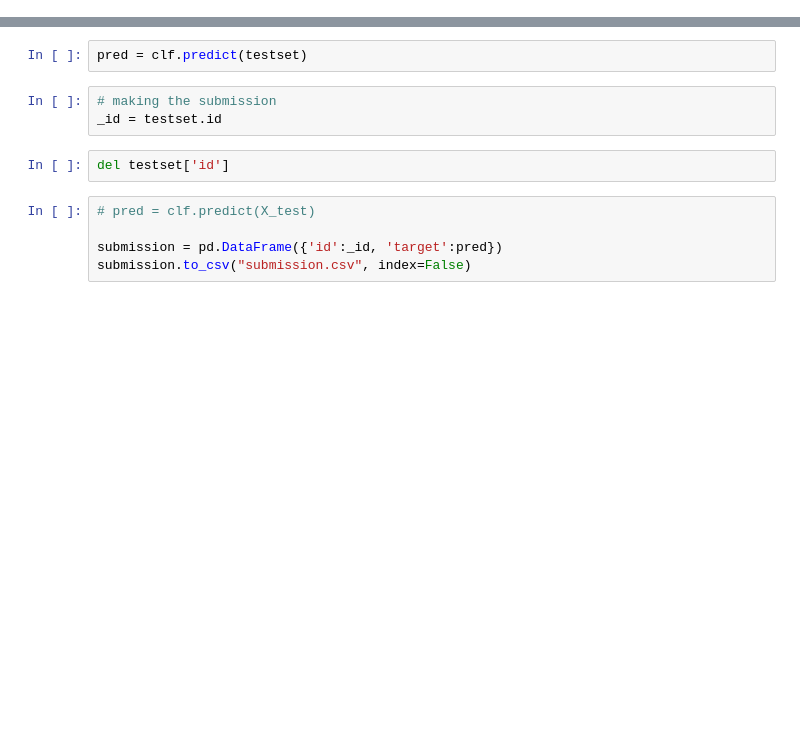
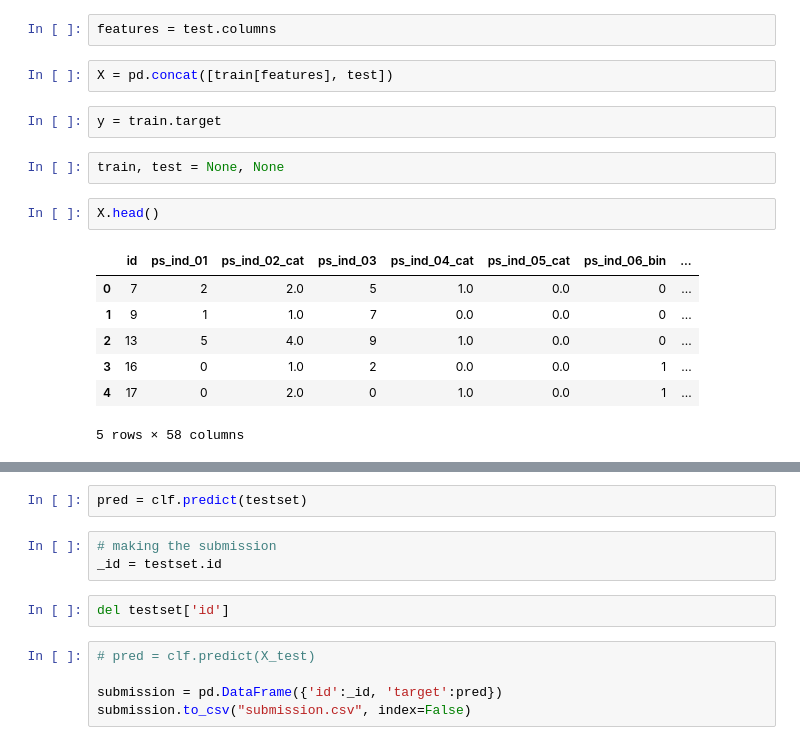
Before and after one commit to NekuSakuraba/kaggle_exploration, a Jupyter notebook: Porto Seguro’s Safe Driver Prediction/Porto Seguro's Prediction.ipynb, the cells around one changed output, grey strips where cells are left out. Cells and saved outputs as stored; diff of their text form; blank space fills up the shorter version.

```diff
--- a/Porto Seguro’s Safe Driver Prediction/Porto Seguro's Prediction.ipynb
+++ b/Porto Seguro’s Safe Driver Prediction/Porto Seguro's Prediction.ipynb
@@ -37,0 +69,18 @@ dtype: int64
+# %%
+features = test.columns
+# %%
+X = pd.concat([train[features], test])
+# %%
+y = train.target
+# %%
+train, test = None, None
+# %%
+X.head()
+# %% [output]
+|  | id | ps_ind_01 | ps_ind_02_cat | ps_ind_03 | ps_ind_04_cat | ps_ind_05_cat | ps_ind_06_bin | ... |
+| 0 | 7 | 2 | 2.0 | 5 | 1.0 | 0.0 | 0 | ... |
+| 1 | 9 | 1 | 1.0 | 7 | 0.0 | 0.0 | 0 | ... |
+| 2 | 13 | 5 | 4.0 | 9 | 1.0 | 0.0 | 0 | ... |
+| 3 | 16 | 0 | 1.0 | 2 | 0.0 | 0.0 | 1 | ... |
+| 4 | 17 | 0 | 2.0 | 0 | 1.0 | 0.0 | 1 | ... |
+5 rows × 58 columns
```
Also changed, not shown: parts of 61 cells of this notebook, 2 other files.
